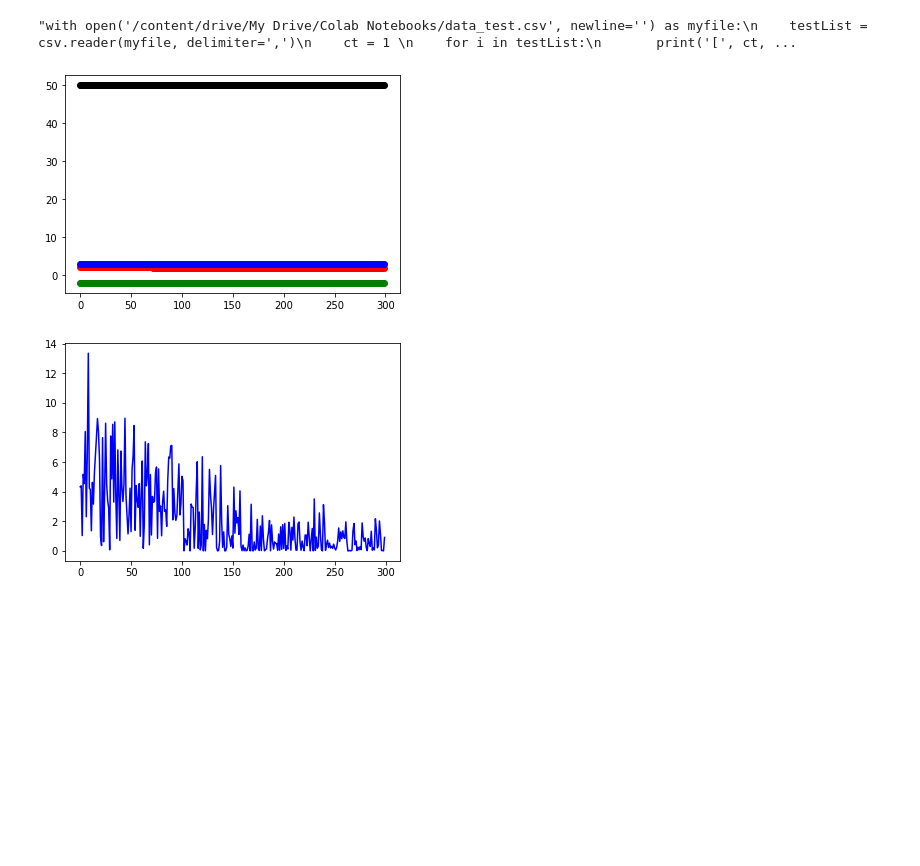
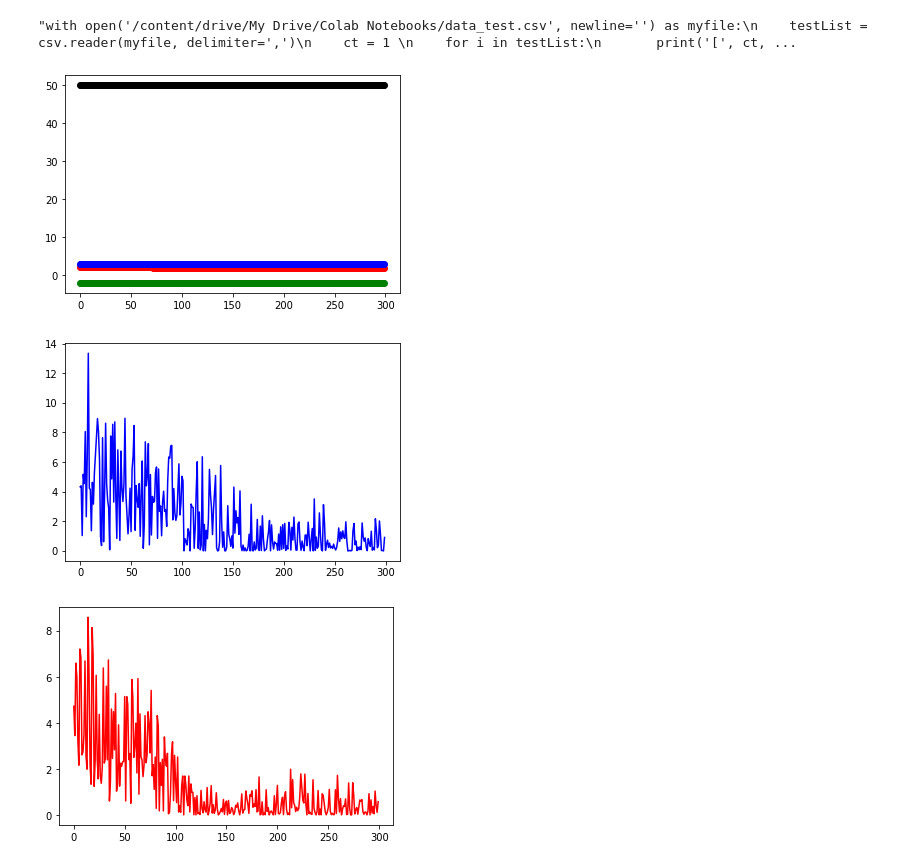
Before and after one commit to seyoung911/ClearWater, a Jupyter notebook: assignment04.ipynb, the cells around one changed output. Drawn from its saved outputs; the diff is of its cells as text; code cells hidden in the pictures; blank space fills up the shorter version.

Commit message:
test data 이용한 paremeter 적정성 검증 plot

```diff
--- a/assignment04.ipynb
+++ b/assignment04.ipynb
@@ -84,30 +84,76 @@ def calculate_mse(w0, w1, w2, w3, xdata, ydata, zdata, hdata):
 for i in range(trainingNum):
     cost_list.append(calculate_mse(w0, w1, w2, w3, x_data[i], y_data[i], z_data[i], h_data[i]))
 
     h_pred = w1 * x_data[i] + w2* y_data[i]+ w3 * z_data[i] + w0  # The current predicted value of Y
     dw1_list.append(x_data[i] * (h_pred - h_data[i]) * (1/n))  #  **********float 은 iterable하지않다?***질문
     dw2_list.append(y_data[i] * (h_pred - h_data[i]) * (1/n))
     dw3_list.append(z_data[i] * (h_pred - h_data[i]) * (1/n))
     dw0_list.append((h_pred - h_data[i]) *(1/n)) # 변화량
     w1_list.append(w1 - L * dw1_list[i]) # w1 업데이트
     w2_list.append(w2 - L * dw2_list[i])
     w3_list.append(w3 - L * dw3_list[i])
     w0_list.append(w0 - L * dw0_list[i]) #  c 업데이트
     w1 = (w1 - L * dw1_list[i])
     w2 = (w2 - L * dw2_list[i])
     w3 = (w3 - L * dw3_list[i])
     w0 = (w0 - L * dw0_list[i])
 
 list_test = []
 result_test = []
 plt.scatter([i for i in range(len(w0_list))],w0_list,color='black')
 plt.scatter([i for i in range(len(w1_list))],w1_list,color='red')
 plt.scatter([i for i in range(len(w2_list))],w2_list,color='green')
 plt.scatter([i for i in range(len(w3_list))],w3_list,color='blue')
 plt.show()
 
 plt.plot([i for i in range(len(cost_list))], cost_list, c = 'b')
 plt.show()
+
+train_cost_list = []
+train_dw1_list = []
+train_dw2_list = []
+train_dw3_list = []
+train_dw0_list = []
+train_w1_list = []
+train_w2_list = []
+train_w3_list = []
+train_w0_list = []
+x_data = []
+y_data = []
+z_data = []
+h_data = []
+with open('/content/drive/My Drive/Colab Notebooks/data_test.csv', newline='') as myfile:
+    testList = csv.reader(myfile, delimiter=',')
+    ct = 1
+    for i in testList:
+       i = [float(_) for _ in i]
+       x_data.append(i[0])
+       y_data.append(i[1])
+       z_data.append(i[2])
+       h_data.append(i[3])
+       ct += 1
+
+for i in range(trainingNum):
+    train_cost_list.append(calculate_mse(w0, w1, w2, w3, x_data[i], y_data[i], z_data[i], h_data[i]))
+
+    train_h_pred =  w1 * x_data[i] + w2* y_data[i]+ w3 * z_data[i] + w0  # The current predicted value of Y
+    train_dw1_list.append(x_data[i] * (train_h_pred - h_data[i]) * (1/n))  #  **********float 은 iterable하지않다?***질문
+    train_dw2_list.append(y_data[i] * (train_h_pred - h_data[i]) * (1/n))
+    train_dw3_list.append(z_data[i] * (train_h_pred - h_data[i]) * (1/n))
+    train_dw0_list.append((train_h_pred - h_data[i]) *(1/n)) # 변화량
+    train_w1_list.append(w1 - L * dw1_list[i]) # w1 업데이트
+    train_w2_list.append(w2 - L * dw2_list[i])
+    train_w3_list.append(w3 - L * dw3_list[i])
+    train_w0_list.append(w0 - L * dw0_list[i]) #  c 업데이트
+    w1 = (w1 - L * train_dw1_list[i])
+    w2 = (w2 - L * train_dw1_list[i])
+    w3 = (w3 - L * train_dw1_list[i])
+    w0 = (w0 - L * train_dw1_list[i])
+
+plt.plot([i for i in range(len(train_cost_list))], train_cost_list, color = 'red')
+#plt.plot([i for i in range(len(result_test))], result_test, color ='black')
+plt.show()
 # %% [output]
 [figure]
 [figure]
+[figure, added]
```
